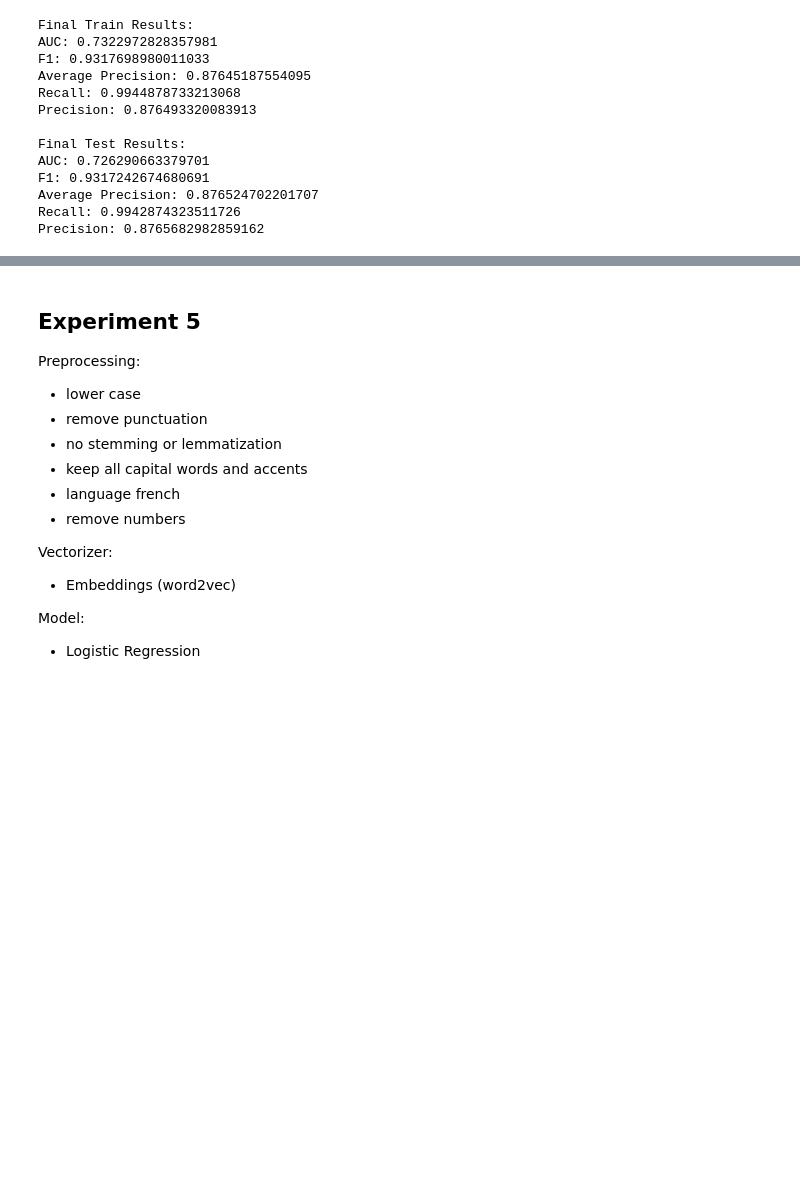
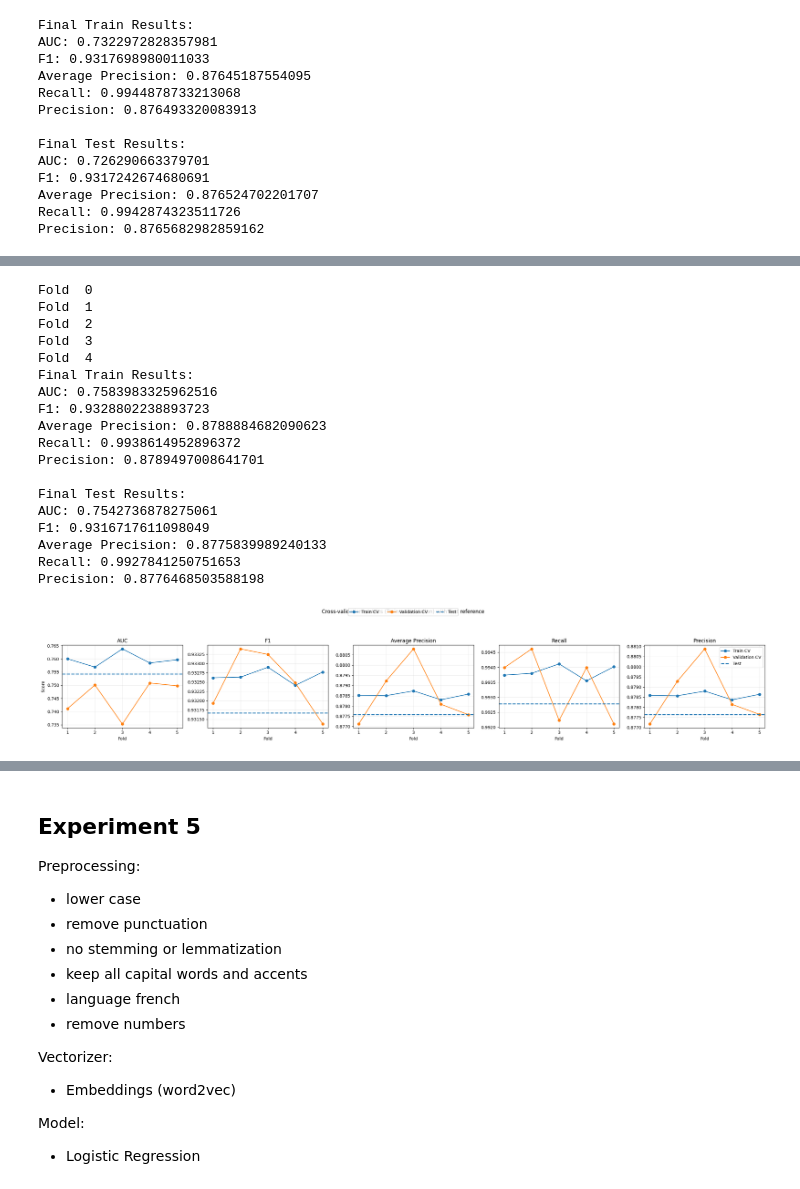
Before and after one commit to alan-man/tal-projet, a Jupyter notebook: speakers.ipynb, the cells around one changed output, grey strips where cells are left out. Saved outputs shown, nothing was run; the diff lists cells and outputs as text; code cells hidden in the pictures; blank space fills up the shorter version.

```diff
--- a/speakers.ipynb
+++ b/speakers.ipynb
@@ -86,7 +83,7 @@ final_stopwords_list = stopwords.words('french') # stopwords.words('english')
 
 def build_vectorizer(name="count", stop_words=None, max_features=None,
                      lowercase=False, strip_accents=None, ngram_range=(1,1), use_idf= True, smooth_idf=True, sublinear_tf=False,
-                     max_df=0.99, min_df=0.01, preprocessor = lambda x: x):
+                     max_df=0.95, min_df=2, preprocessor = lambda x: x):
     if name == "count":
         vectorizer = CountVectorizer(stop_words=stop_words,max_features=max_features,max_df=max_df,min_df=min_df,ngram_range=ngram_range,lowercase=lowercase,
                                      strip_accents=strip_accents, preprocessor=preprocessor)
@@ -588,0 +567,47 @@ Precision: 0.8765682982859162
+# %%
+prep = Preprocessing(low_case = True,
+                rm_punctuation = True,
+                rm_number = False,
+                word_norm = "stem", # stem faster
+                pos_tagging = False, # to check
+                all_capital = True, # keep all capital words as they are
+                cap_name = True, # garder les noms en majuscules, for pos tag
+                rm_accent = False,
+                lang = "french",
+                punct = custom_punctuation, # punctuation can contain -, that would be kept
+                urls = False
+                )
+# %%
+from nltk.stem import SnowballStemmer
+stemmer = SnowballStemmer("french")
+stemmed_stopwords = [stemmer.stem(word) for word in final_stopwords_list]
+# %%
+cv_train(LogisticRegression,
+    {"solver": "lbfgs", "max_iter": 1000},
+    {"name":"tfidf", "stop_words":stemmed_stopwords, "max_features":None, "preprocessor":prep},
+    X_train,
+    y_train,
+    X_test,
+    y_test,
+    cv=5,
+    test_size=0.2)
+# %% [output]
+Fold  0
+Fold  1
+Fold  2
+Fold  3
+Fold  4
+Final Train Results:
+AUC: 0.7583983325962516
+F1: 0.9328802238893723
+Average Precision: 0.8788884682090623
+Recall: 0.9938614952896372
+Precision: 0.8789497008641701
+
+Final Test Results:
+AUC: 0.7542736878275061
+F1: 0.9316717611098049
+Average Precision: 0.8775839989240133
+Recall: 0.9927841250751653
+Precision: 0.8776468503588198
+[figure, added]
```
Also changed, not shown: parts of 32 cells of this notebook, 2 other files.
